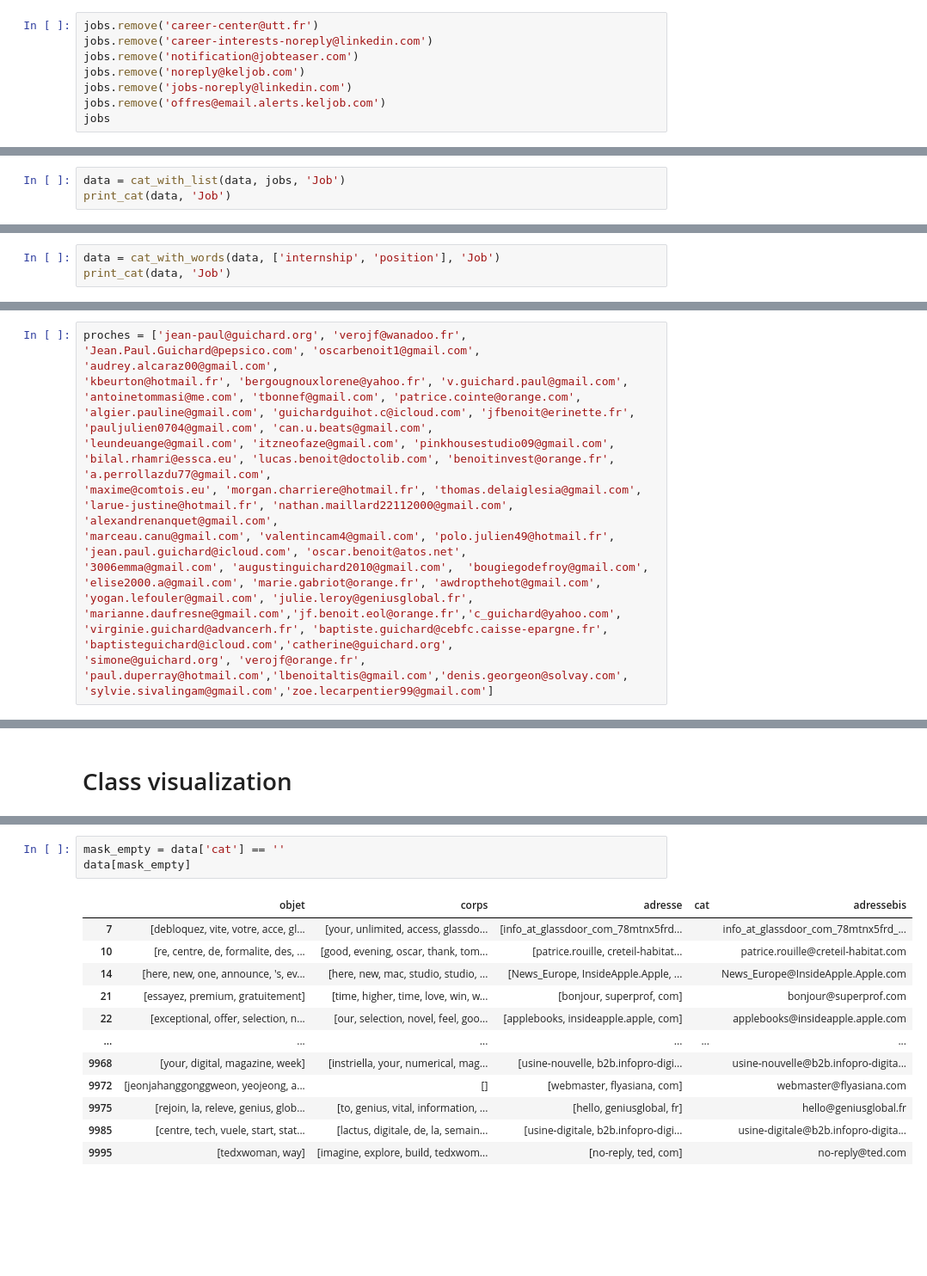
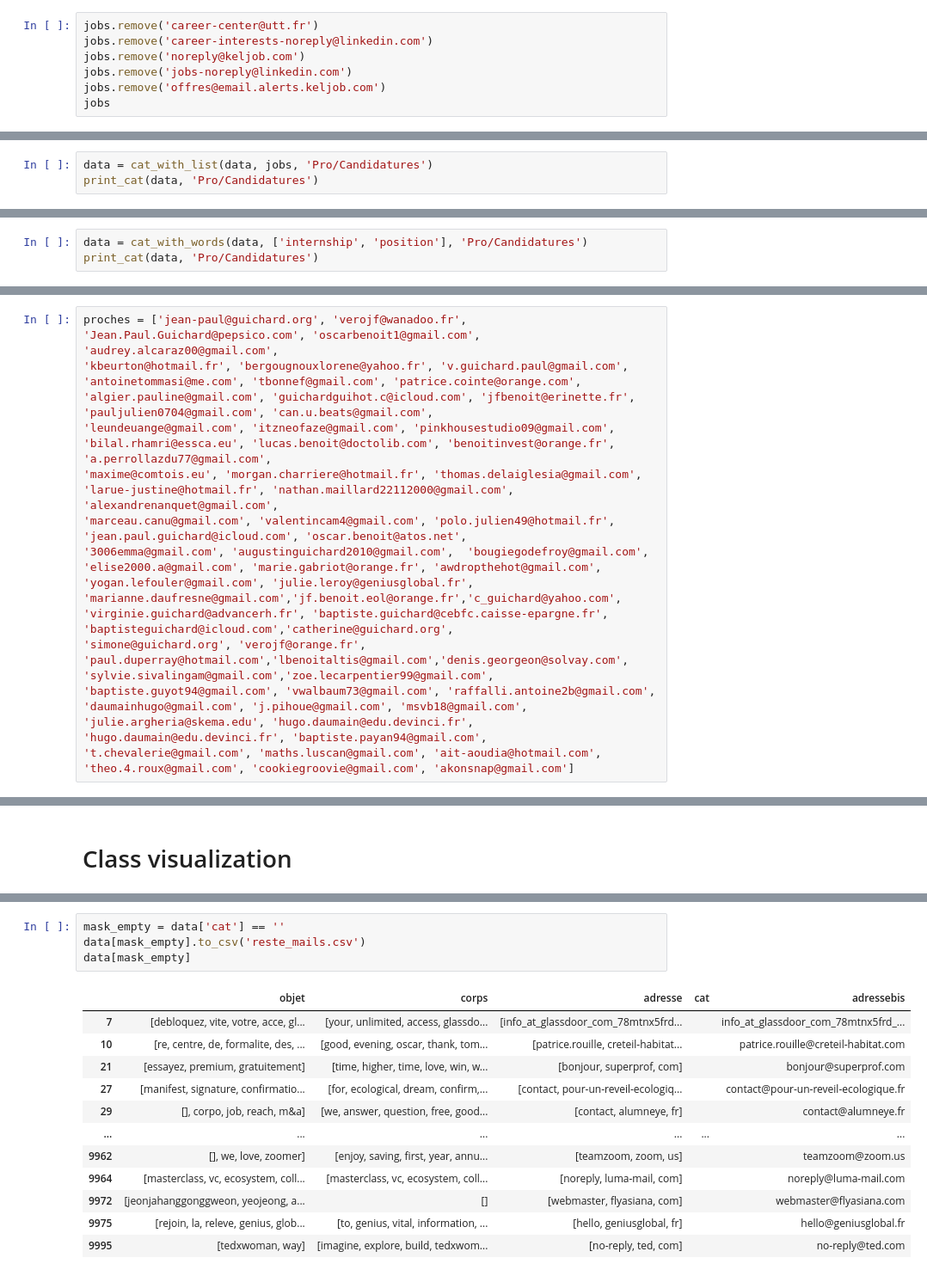
Before and after one commit to GuichardB/Email_Classification, a Jupyter notebook: labellisation.ipynb, the cells around one changed output, grey strips where cells are left out. Shown at 86% size. Saved outputs shown, nothing was run; the diff lists cells and outputs as text; blank space fills up the shorter version.

```diff
--- a/labellisation.ipynb
+++ b/labellisation.ipynb
@@ -593,7 +627,6 @@ jobs
 # %%
 jobs.remove('career-center@utt.fr')
 jobs.remove('career-interests-noreply@linkedin.com')
-jobs.remove('notification@jobteaser.com')
 jobs.remove('noreply@keljob.com')
 jobs.remove('jobs-noreply@linkedin.com')
 jobs.remove('offres@email.alerts.keljob.com')
@@ -617,7 +650,7 @@ jobs
  'reply@jobbase.io',
  'talent@careers.ext.hp.com']
 # %%
-data = cat_with_list(data, jobs, 'Job')
-print_cat(data, 'Job')
+data = cat_with_list(data, jobs, 'Pro/Candidatures')
+print_cat(data, 'Pro/Candidatures')
 # %% [output]
 |  | objet | corps | adresse | cat | adressebis |
@@ -636,5 +669,5 @@ print_cat(data, 'Job')
 # %%
-data = cat_with_words(data, ['internship', 'position'], 'Job')
-print_cat(data, 'Job')
+data = cat_with_words(data, ['internship', 'position'], 'Pro/Candidatures')
+print_cat(data, 'Pro/Candidatures')
 # %% [output]
 |  | objet | corps | adresse | cat | adressebis |
@@ -721,4 +790,7 @@ proches = ['jean-paul@guichard.org', 'verojf@wanadoo.fr', 'Jean.Paul.Guichard@pe
 'yogan.lefouler@gmail.com', 'julie.leroy@geniusglobal.fr', 'marianne.daufresne@gmail.com','jf.benoit.eol@orange.fr','c_guichard@yahoo.com',
 'virginie.guichard@advancerh.fr', 'baptiste.guichard@cebfc.caisse-epargne.fr', 'baptisteguichard@icloud.com','catherine@guichard.org',
 'simone@guichard.org', 'verojf@orange.fr', 'paul.duperray@hotmail.com','lbenoitaltis@gmail.com','denis.georgeon@solvay.com',
-'sylvie.sivalingam@gmail.com','zoe.lecarpentier99@gmail.com']
+'sylvie.sivalingam@gmail.com','zoe.lecarpentier99@gmail.com', 'baptiste.guyot94@gmail.com', 'vwalbaum73@gmail.com', 'raffalli.antoine2b@gmail.com',
+'daumainhugo@gmail.com', 'j.pihoue@gmail.com', 'msvb18@gmail.com', 'julie.argheria@skema.edu', 'hugo.daumain@edu.devinci.fr',
+'hugo.daumain@edu.devinci.fr', 'baptiste.payan94@gmail.com', 't.chevalerie@gmail.com', 'maths.luscan@gmail.com', 'ait-aoudia@hotmail.com',
+'theo.4.roux@gmail.com', 'cookiegroovie@gmail.com', 'akonsnap@gmail.com']
@@ -821,17 +944,18 @@ Commande                 4
 Name: cat, dtype: int64
 # %%
 mask_empty = data['cat'] == ''
+data[mask_empty].to_csv('reste_mails.csv')
 data[mask_empty]
 # %% [output]
 |  | objet | corps | adresse | cat | adressebis |
 | 7 | [debloquez, vite, votre, acce, gl... | [your, unlimited, access, glassdo... | [info_at_glassdoor_com_78mtnx5frd... |  | info_at_glassdoor_com_78mtnx5frd_... |
 | 10 | [re, centre, de, formalite, des, ... | [good, evening, oscar, thank, tom... | [patrice.rouille, creteil-habitat... |  | patrice.rouille@creteil-habitat.com |
-| 14 | [here, new, one, announce, 's, ev... | [here, new, mac, studio, studio, ... | [News_Europe, InsideApple.Apple, ... |  | News_Europe@InsideApple.Apple.com |
 | 21 | [essayez, premium, gratuitement] | [time, higher, time, love, win, w... | [bonjour, superprof, com] |  | bonjour@superprof.com |
-| 22 | [exceptional, offer, selection, n... | [our, selection, novel, feel, goo... | [applebooks, insideapple.apple, com] |  | applebooks@insideapple.apple.com |
+| 27 | [manifest, signature, confirmatio... | [for, ecological, dream, confirm,... | [contact, pour-un-reveil-ecologiq... |  | contact@pour-un-reveil-ecologique.fr |
+| 29 | [], corpo, job, reach, m&a] | [we, answer, question, free, good... | [contact, alumneye, fr] |  | contact@alumneye.fr |
 | ... | ... | ... | ... | ... | ... |
-| 9968 | [your, digital, magazine, week] | [instriella, your, numerical, mag... | [usine-nouvelle, b2b.infopro-digi... |  | usine-nouvelle@b2b.infopro-digita... |
+| 9962 | [], we, love, zoomer] | [enjoy, saving, first, year, annu... | [teamzoom, zoom, us] |  | teamzoom@zoom.us |
+| 9964 | [masterclass, vc, ecosystem, coll... | [masterclass, vc, ecosystem, coll... | [noreply, luma-mail, com] |  | noreply@luma-mail.com |
 | 9972 | [jeonjahanggonggweon, yeojeong, a... | [] | [webmaster, flyasiana, com] |  | webmaster@flyasiana.com |
 | 9975 | [rejoin, la, releve, genius, glob... | [to, genius, vital, information, ... | [hello, geniusglobal, fr] |  | hello@geniusglobal.fr |
-| 9985 | [centre, tech, vuele, start, stat... | [lactus, digitale, de, la, semain... | [usine-digitale, b2b.infopro-digi... |  | usine-digitale@b2b.infopro-digita... |
 | 9995 | [tedxwoman, way] | [imagine, explore, build, tedxwom... | [no-reply, ted, com] |  | no-reply@ted.com |
```
Also changed, not shown: parts of 65 cells of this notebook, 2 other files.
